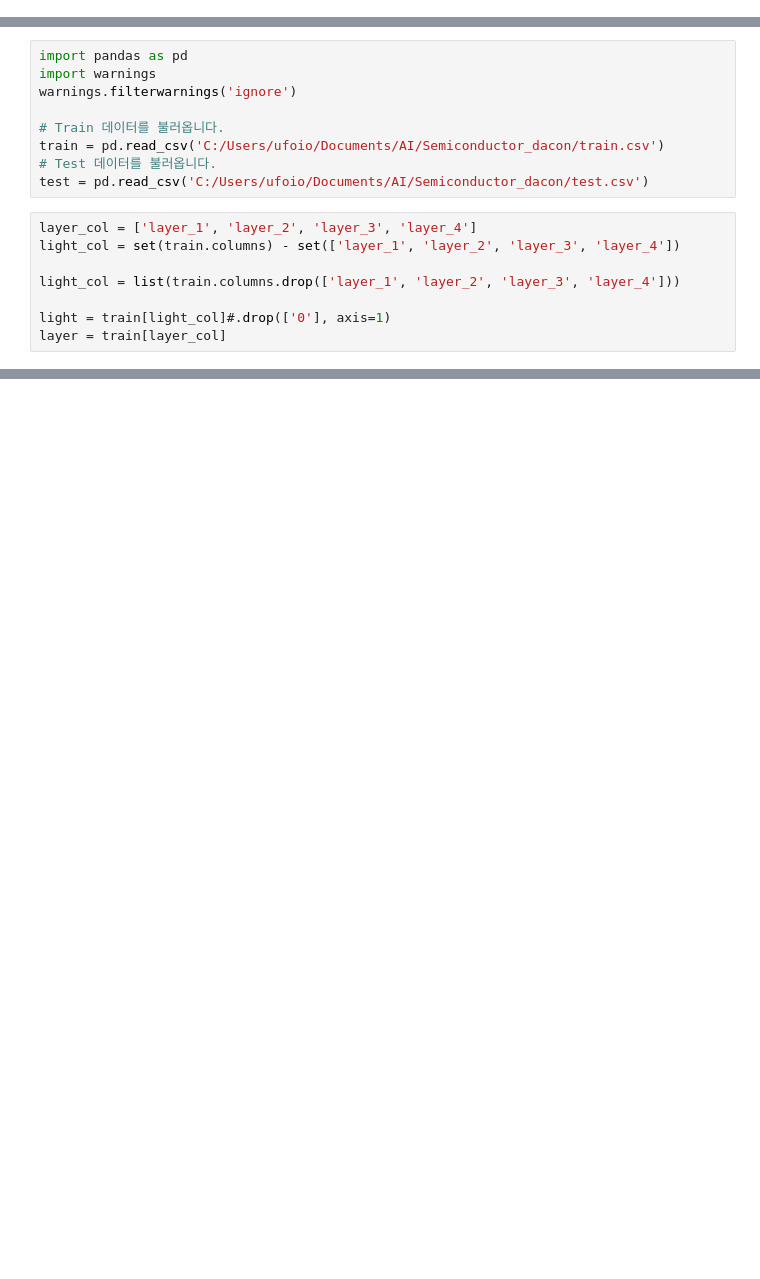
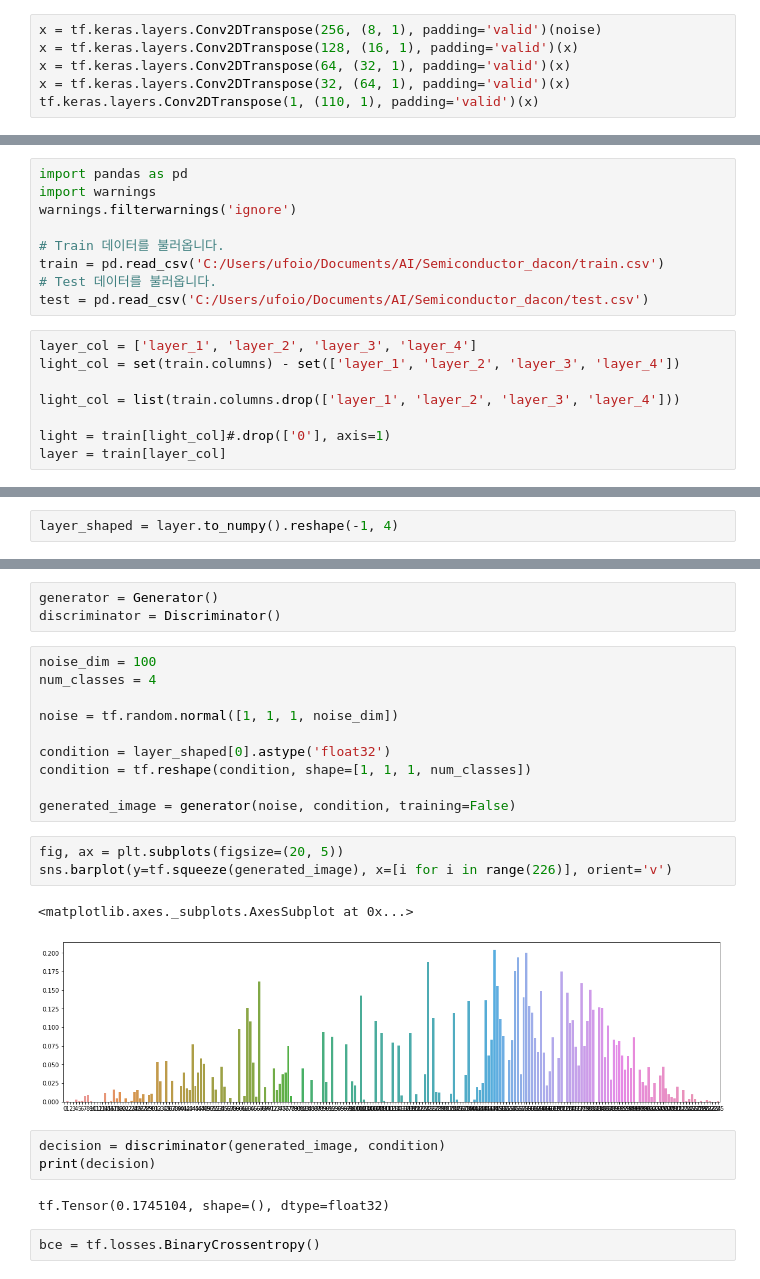
Before and after one commit to ufoioio/Gan_Test, a Jupyter notebook: Gan.ipynb, the cells around one changed output, grey strips where cells are left out. Saved outputs shown, nothing was run; the diff lists cells and outputs as text; blank space fills up the shorter version.

```diff
--- a/Gan.ipynb
+++ b/Gan.ipynb
@@ -128,0 +97,6 @@ array([[[[-0.14839034,  0.36980352,  0.0187012 ]],
+# %%
+x = tf.keras.layers.Conv2DTranspose(256, (8, 1), padding='valid')(noise)
+x = tf.keras.layers.Conv2DTranspose(128, (16, 1), padding='valid')(x)
+x = tf.keras.layers.Conv2DTranspose(64, (32, 1), padding='valid')(x)
+x = tf.keras.layers.Conv2DTranspose(32, (64, 1), padding='valid')(x)
+tf.keras.layers.Conv2DTranspose(1, (110, 1), padding='valid')(x)
@@ -147,0 +162,2 @@ train_dataset = tf.data.Dataset.from_tensor_slices((train_images, train_labels))
+# %%
+layer_shaped = layer.to_numpy().reshape(-1, 4)
@@ -147,0 +330,26 @@ train_dataset = tf.data.Dataset.from_tensor_slices((train_images, train_labels))
+# %%
+generator = Generator()
+discriminator = Discriminator()
+# %%
+noise_dim = 100
+num_classes = 4
+
+noise = tf.random.normal([1, 1, 1, noise_dim])
+
+condition = layer_shaped[0].astype('float32')
+condition = tf.reshape(condition, shape=[1, 1, 1, num_classes])
+
+generated_image = generator(noise, condition, training=False)
+# %%
+fig, ax = plt.subplots(figsize=(20, 5))
+sns.barplot(y=tf.squeeze(generated_image), x=[i for i in range(226)], orient='v')
+# %% [output]
+<matplotlib.axes._subplots.AxesSubplot at 0x...>
+[figure, added]
+# %%
+decision = discriminator(generated_image, condition)
+print(decision)
+# %% [output]
+tf.Tensor(0.1745104, shape=(), dtype=float32)
+# %%
+bce = tf.losses.BinaryCrossentropy()
```
Also changed, not shown: parts of 34 cells of this notebook, 1 other file.
